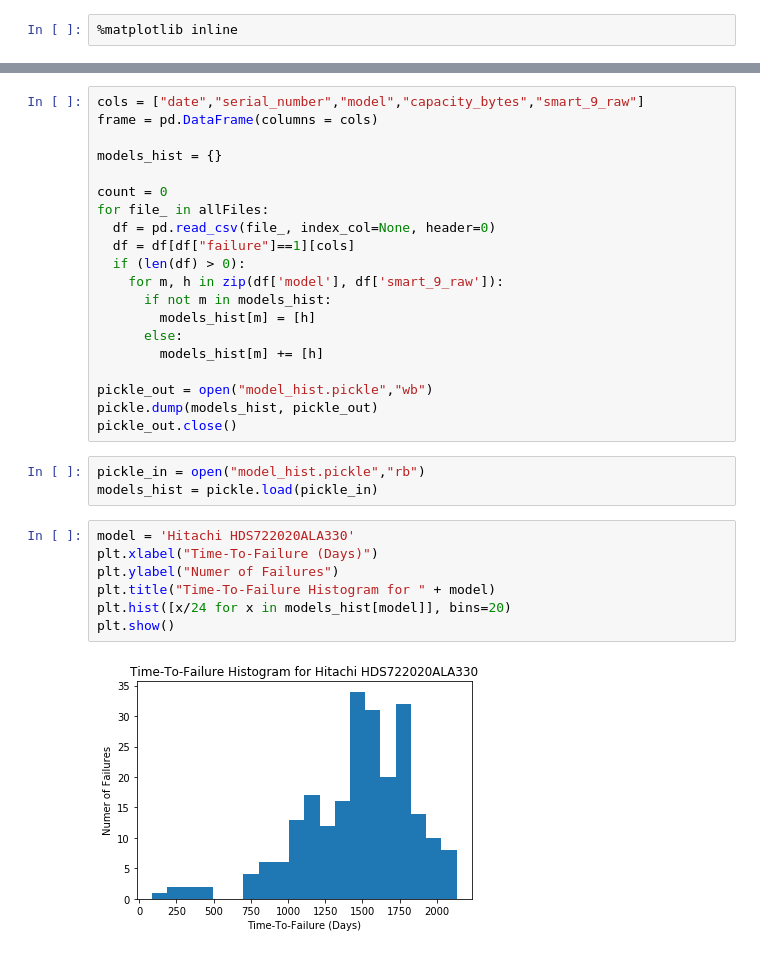
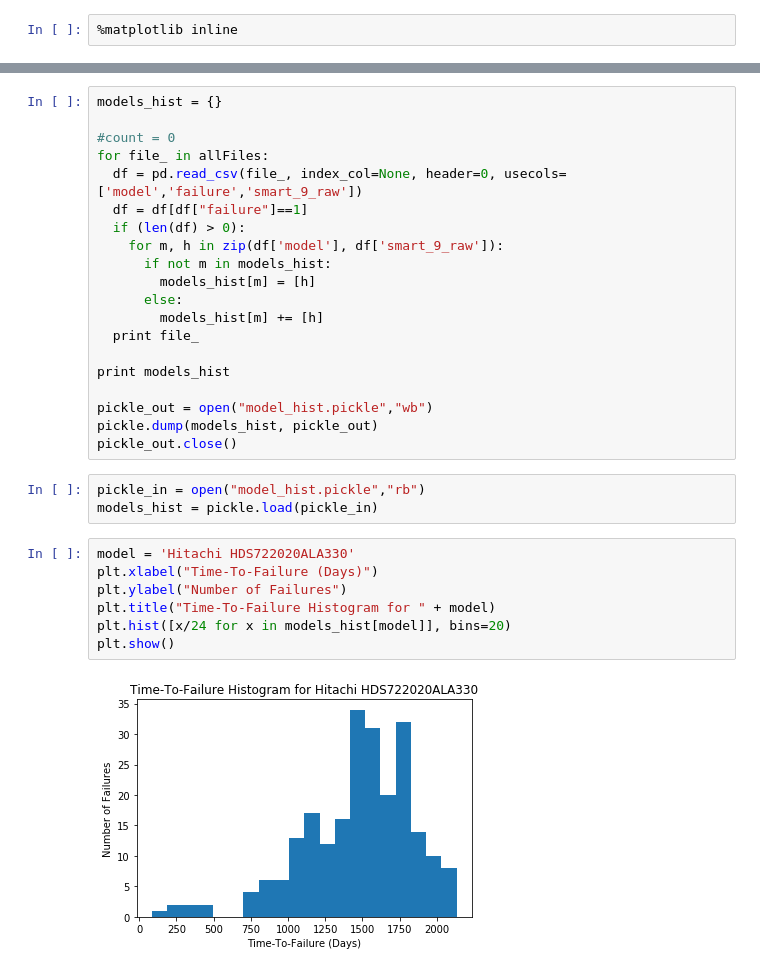
Before and after one commit to peano4783/di-plot, a Jupyter notebook: plot1.ipynb, the cells around one changed output, grey strips where cells are left out. Saved outputs shown, nothing was run; the diff lists cells and outputs as text.

Commit message:
renewed plot1

```diff
--- a/plot1.ipynb
+++ b/plot1.ipynb
@@ -26,19 +44,19 @@ allFiles.sort()
 # %%
-cols = ["date","serial_number","model","capacity_bytes","smart_9_raw"]
-frame = pd.DataFrame(columns = cols)
-
 models_hist = {}
 
-count = 0
+#count = 0
 for file_ in allFiles:
-  df = pd.read_csv(file_, index_col=None, header=0)
-  df = df[df["failure"]==1][cols]
+  df = pd.read_csv(file_, index_col=None, header=0, usecols=['model','failure','smart_9_raw'])
+  df = df[df["failure"]==1]
   if (len(df) > 0):
-  	for m, h in zip(df['model'], df['smart_9_raw']):
-  	  if not m in models_hist:
-  	    models_hist[m] = [h]
-  	  else:
-  	  	models_hist[m] += [h]
+    for m, h in zip(df['model'], df['smart_9_raw']):
+      if not m in models_hist:
+        models_hist[m] = [h]
+      else:
+        models_hist[m] += [h]
+  print file_
+
+print models_hist
 
 pickle_out = open("model_hist.pickle","wb")
 pickle.dump(models_hist, pickle_out)
@@ -49,9 +67,9 @@ models_hist = pickle.load(pickle_in)
 # %%
 model = 'Hitachi HDS722020ALA330'
 plt.xlabel("Time-To-Failure (Days)")
-plt.ylabel("Numer of Failures")
+plt.ylabel("Number of Failures")
 plt.title("Time-To-Failure Histogram for " + model)
 plt.hist([x/24 for x in models_hist[model]], bins=20)
 plt.show()
 # %% [output]
-[figure, old version]
+[figure, new version]
```
Also changed, not shown: parts of 3 cells of this notebook.
